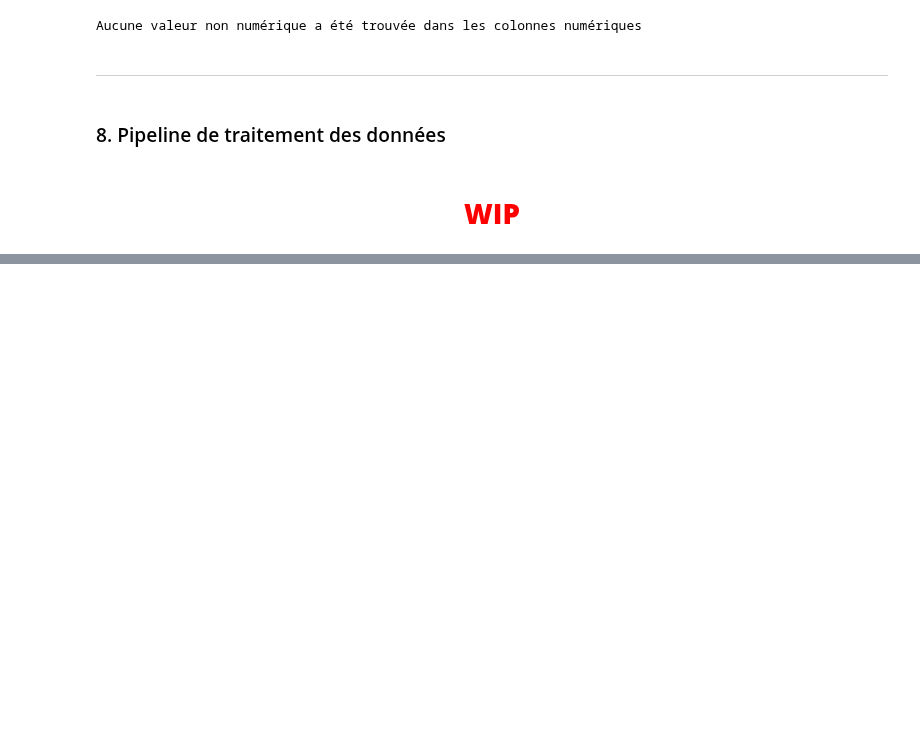
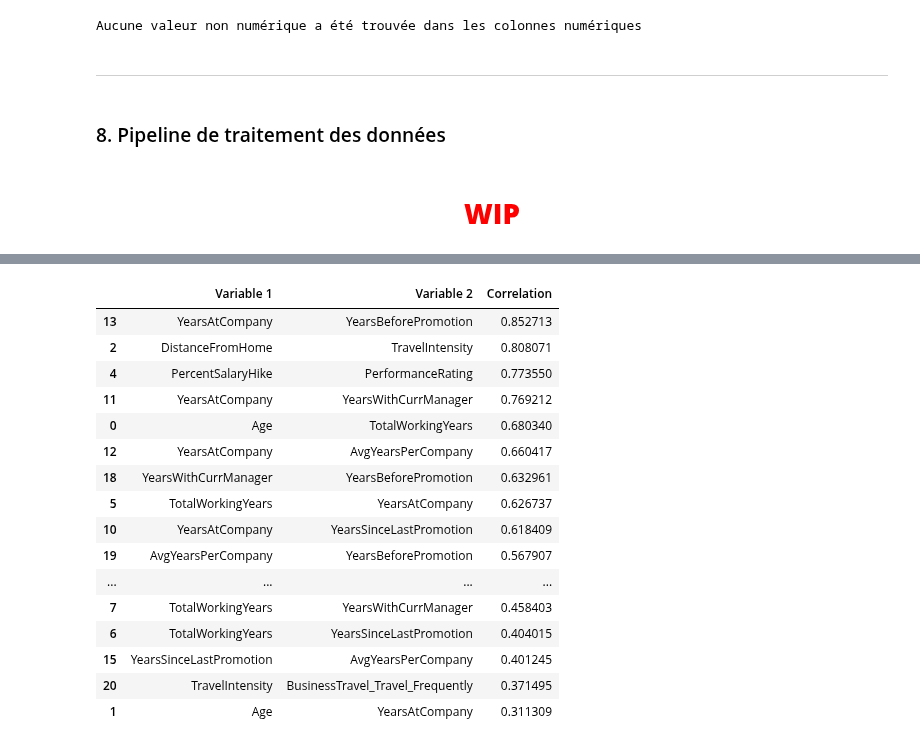
Before and after one commit to warren-gaure/projet-ia, a Jupyter notebook: notebooks/Livrable.ipynb, the cells around one changed output, grey strips where cells are left out. Cells and saved outputs as stored; diff of their text form; code cells hidden in the pictures; blank space fills up the shorter version.

```diff
--- a/notebooks/Livrable.ipynb
+++ b/notebooks/Livrable.ipynb
@@ -281,0 +322,21 @@ for column in categorical_columns:
+# %%
+# Display both dataframes
+positive_corr_df
+# %% [output]
+|  | Variable 1 | Variable 2 | Correlation |
+| 13 | YearsAtCompany | YearsBeforePromotion | 0.852713 |
+| 2 | DistanceFromHome | TravelIntensity | 0.808071 |
+| 4 | PercentSalaryHike | PerformanceRating | 0.773550 |
+| 11 | YearsAtCompany | YearsWithCurrManager | 0.769212 |
+| 0 | Age | TotalWorkingYears | 0.680340 |
+| 12 | YearsAtCompany | AvgYearsPerCompany | 0.660417 |
+| 18 | YearsWithCurrManager | YearsBeforePromotion | 0.632961 |
+| 5 | TotalWorkingYears | YearsAtCompany | 0.626737 |
+| 10 | YearsAtCompany | YearsSinceLastPromotion | 0.618409 |
+| 19 | AvgYearsPerCompany | YearsBeforePromotion | 0.567907 |
+| ... | ... | ... | ... |
+| 7 | TotalWorkingYears | YearsWithCurrManager | 0.458403 |
+| 6 | TotalWorkingYears | YearsSinceLastPromotion | 0.404015 |
+| 15 | YearsSinceLastPromotion | AvgYearsPerCompany | 0.401245 |
+| 20 | TravelIntensity | BusinessTravel_Travel_Frequently | 0.371495 |
+| 1 | Age | YearsAtCompany | 0.311309 |
```
Also changed, not shown: parts of 14 cells of this notebook.
